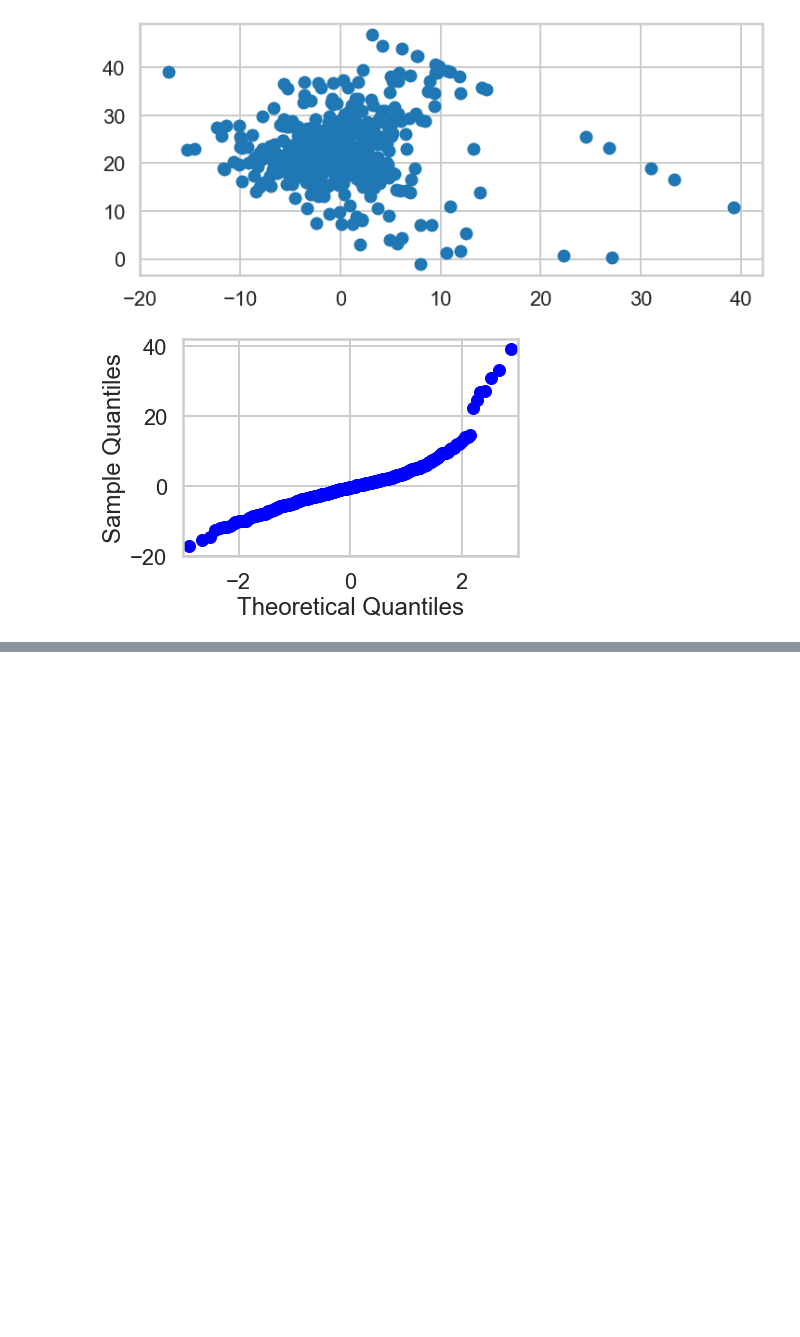
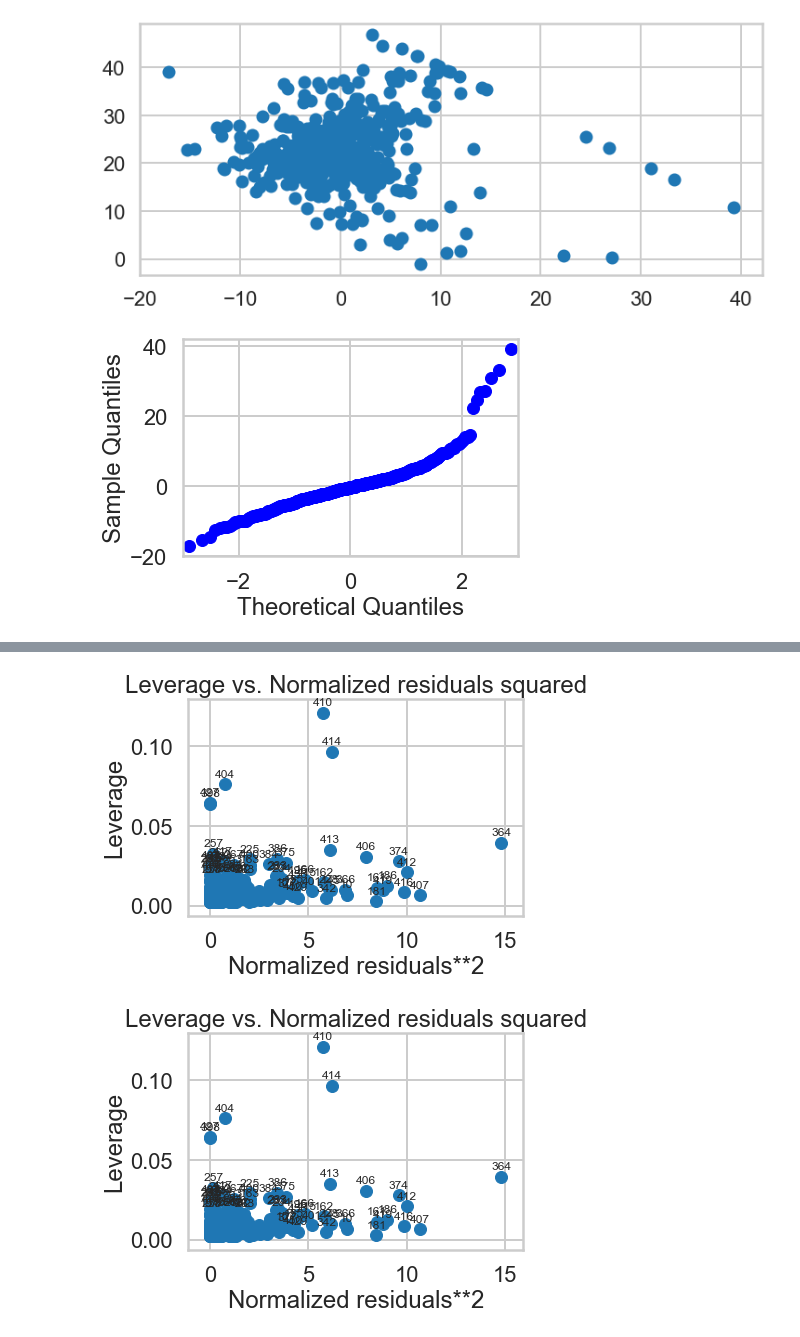
Before and after one commit to yulmee/springboard, a Jupyter notebook: Unit_10_1_Linear_Regression/Mini_Project_Linear_Regression.ipynb, the cells around one changed output, grey strips where cells are left out. Drawn from its saved outputs; the diff is of its cells as text; code cells hidden in the pictures; blank space fills up the shorter version.

```diff
--- a/Unit_10_1_Linear_Regression/Mini_Project_Linear_Regression.ipynb
+++ b/Unit_10_1_Linear_Regression/Mini_Project_Linear_Regression.ipynb
@@ -1029,0 +1055,11 @@ plot_leverage_resid2(m2)
+# %%
+# Excercise #6: Remove high leverage points and outliers
+# High leverage points - 380, 418, 405
+# Outliers = 367, 370, 365, 369, 371, 372, 368
+
+List = [380, 418, 405, 367, 370, 365, 369, 371, 372, 368]
+
+bos2 = bos.drop(bos.index[List])
+
+m4 = ols('PRICE ~ CRIM+RM+PTRATIO',bos2).fit()
+print(m4.summary())
@@ -1029,0 +1084,6 @@ plot_leverage_resid2(m2)
+# %%
+# Exercise # 6 - run leverage vs residual plot again.
+plot_leverage_resid2(m4)
+# %% [output]
+[figure, added]
+[figure, added]
```
Also changed, not shown: parts of 11 cells of this notebook, 3 other files.
